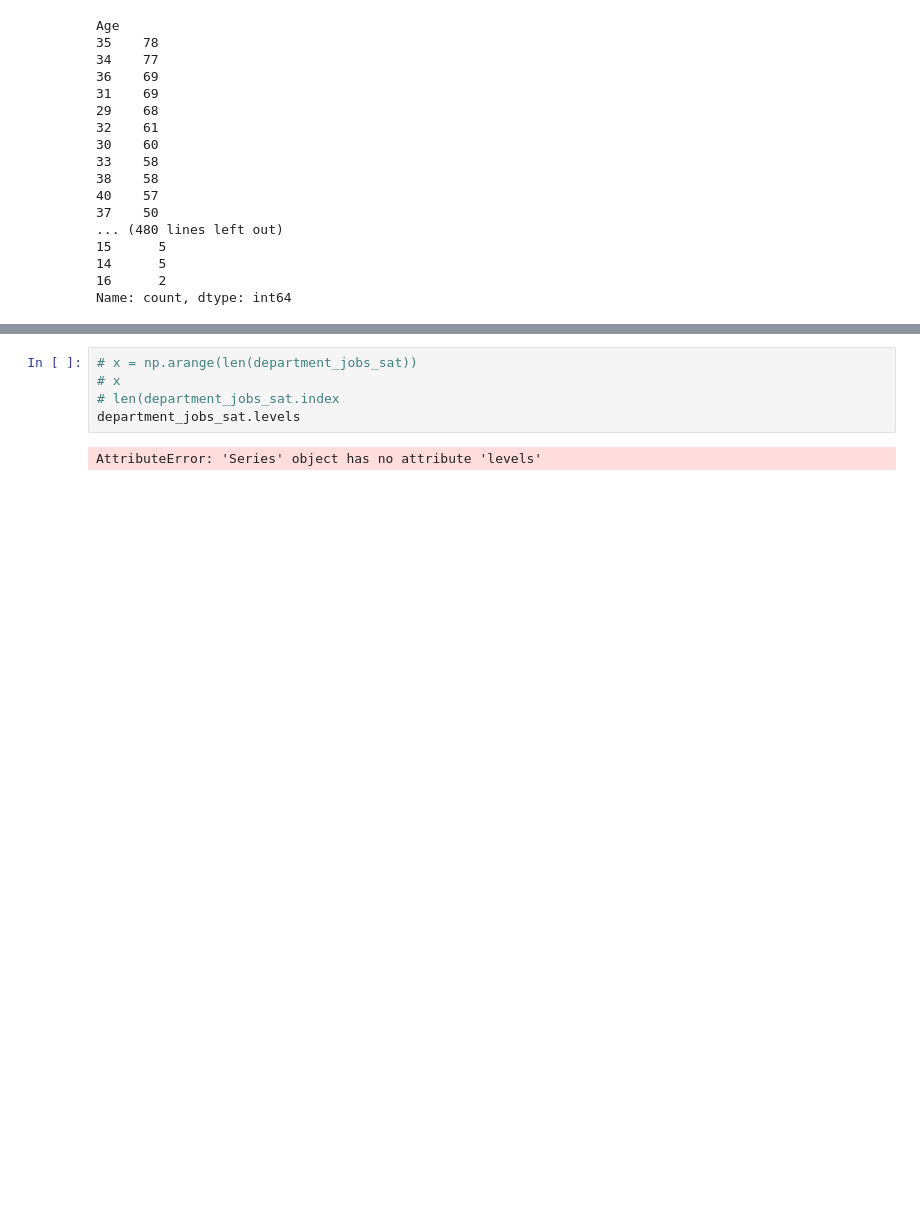
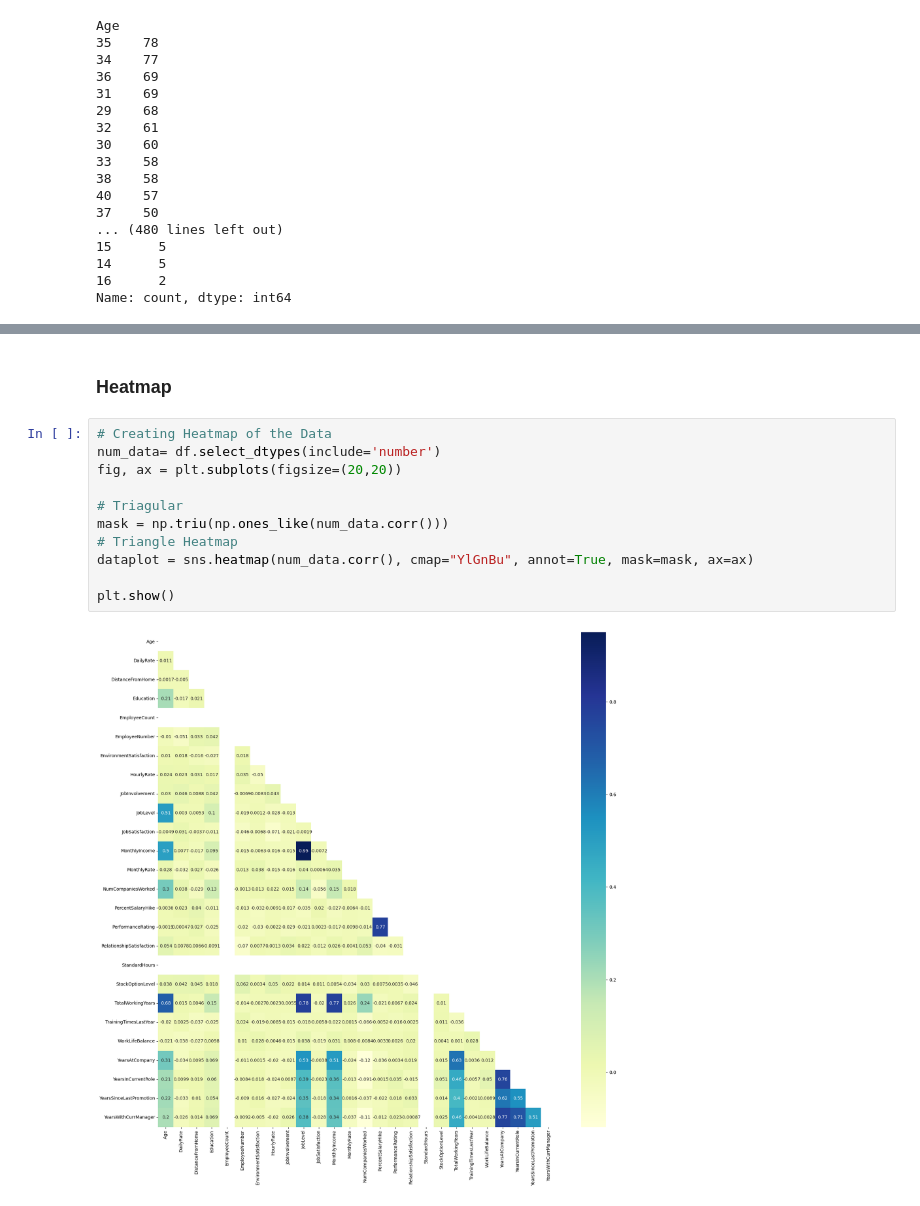
Before and after one commit to Herpeto/learningDataScience, a Jupyter notebook: assignment/assignment_sesi24.ipynb, the cells around one changed output, grey strips where cells are left out. Drawn from its saved outputs; the diff is of its cells as text; blank space fills up the shorter version.

Commit message:
Commit Assignment Sesi 24 - Data Visualization

```diff
--- a/assignment/assignment_sesi24.ipynb
+++ b/assignment/assignment_sesi24.ipynb
@@ -153,7 +126,15 @@ ValueError: shape mismatch: objects cannot be broadcast to a single shape.  Mism
-# %%
-# x = np.arange(len(department_jobs_sat))
-# x
-# len(department_jobs_sat.index
-department_jobs_sat.levels
-# %% [output]
-AttributeError: 'Series' object has no attribute 'levels'
+# %% [markdown]
+### Heatmap
+# %%
+# Creating Heatmap of the Data
+num_data= df.select_dtypes(include='number')
+fig, ax = plt.subplots(figsize=(20,20))
+
+# Triagular
+mask = np.triu(np.ones_like(num_data.corr()))
+# Triangle Heatmap
+dataplot = sns.heatmap(num_data.corr(), cmap="YlGnBu", annot=True, mask=mask, ax=ax)
+
+plt.show()
+# %% [output]
+[figure, added]
```
Also changed, not shown: parts of 25 cells of this notebook.
